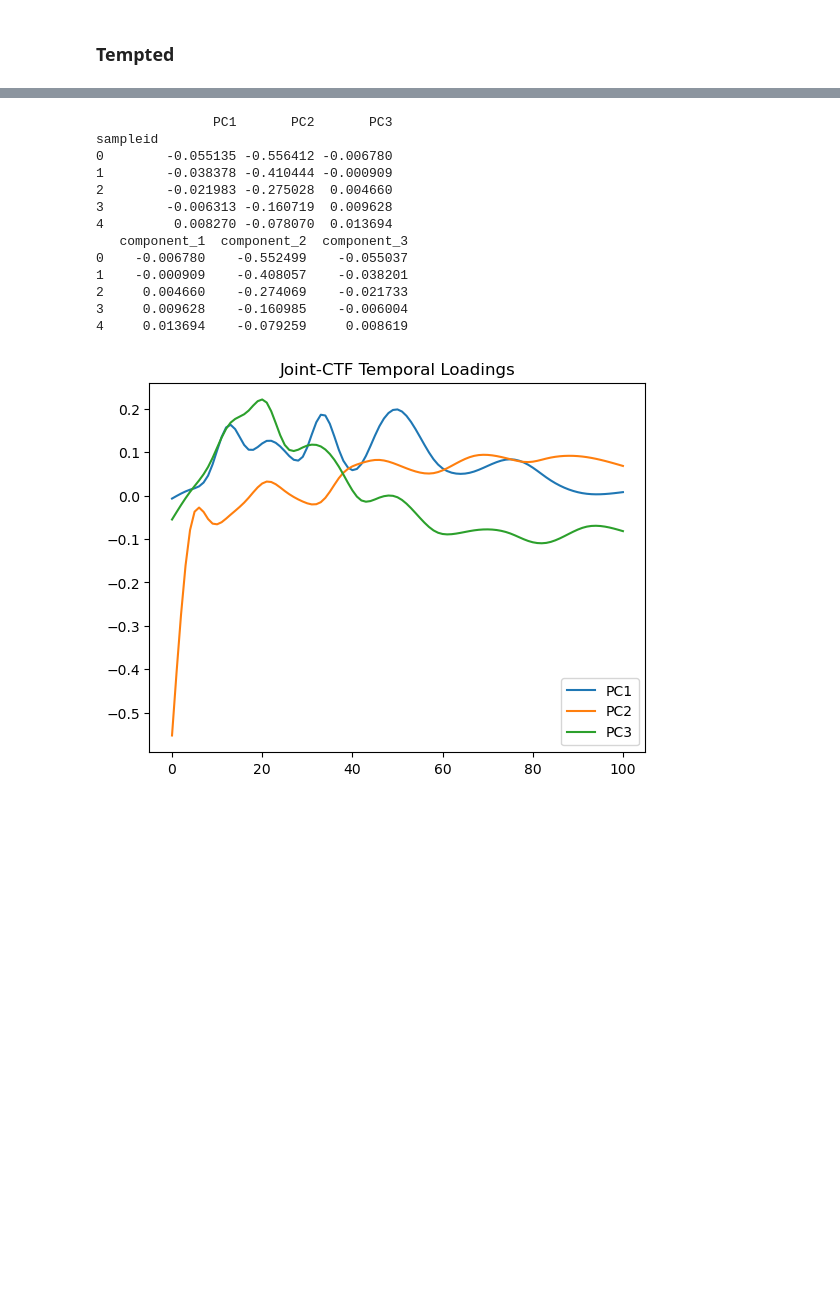
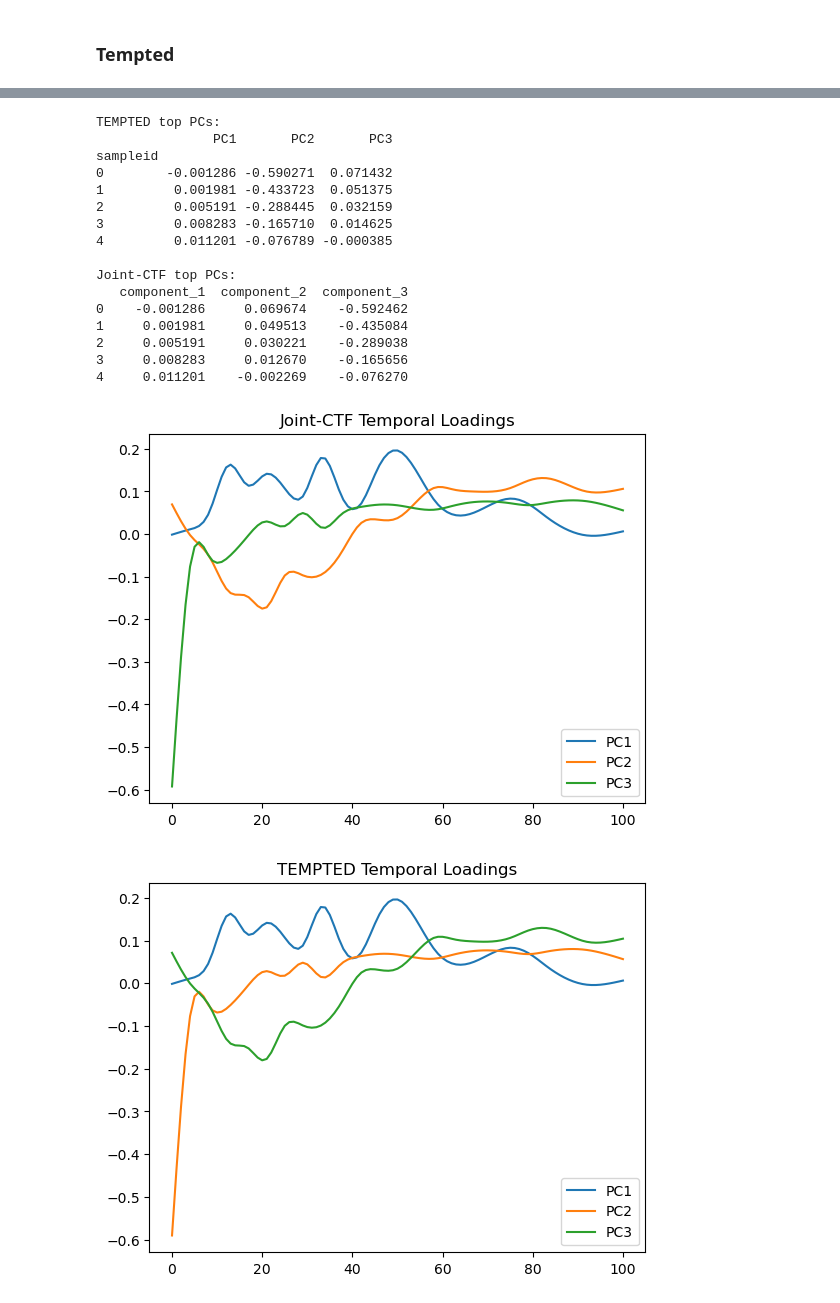
Before and after one commit to Biacordazzo/bia_gemelli, a Jupyter notebook: gemelli/joint_ctf.ipynb, the cells around one changed output, grey strips where cells are left out. Saved outputs shown, nothing was run; the diff lists cells and outputs as text; code cells hidden in the pictures; blank space fills up the shorter version.

Commit message:
fix argsort bug and reproduce tempted results

```diff
--- a/gemelli/joint_ctf.ipynb
+++ b/gemelli/joint_ctf.ipynb
@@ -1508,25 +1472,38 @@ feature_loadings['16S']
 # %%
+print("TEMPTED top PCs:")
 print(tempted_res[1][['PC1', 'PC2', 'PC3']].head())
+print("\nJoint-CTF top PCs:")
 print(state_loadings['16S'][['component_1', 'component_2', 'component_3']].head())
 # %% [output]
+TEMPTED top PCs:
                PC1       PC2       PC3
 sampleid
-0        -0.055135 -0.556412 -0.006780
-1        -0.038378 -0.410444 -0.000909
-2        -0.021983 -0.275028  0.004660
-3        -0.006313 -0.160719  0.009628
-4         0.008270 -0.078070  0.013694
+0        -0.001286 -0.590271  0.071432
+1         0.001981 -0.433723  0.051375
+2         0.005191 -0.288445  0.032159
+3         0.008283 -0.165710  0.014625
+4         0.011201 -0.076789 -0.000385
+
+Joint-CTF top PCs:
    component_1  component_2  component_3
-0    -0.006780    -0.552499    -0.055037
-1    -0.000909    -0.408057    -0.038201
-2     0.004660    -0.274069    -0.021733
-3     0.009628    -0.160985    -0.006004
-4     0.013694    -0.079259     0.008619
+0    -0.001286     0.069674    -0.592462
+1     0.001981     0.049513    -0.435084
+2     0.005191     0.030221    -0.289038
+3     0.008283     0.012670    -0.165656
+4     0.011201    -0.002269    -0.076270
 # %%
+plt.figure()
 plt.plot(state_loadings['16S'][['component_1', 'component_2', 'component_3']],
          label=['PC1', 'PC2', 'PC3'])
 plt.legend()
 plt.title("Joint-CTF Temporal Loadings")
 plt.show()
+
+plt.figure()
+plt.plot(tempted_res[1][['PC1', 'PC2', 'PC3']], label=['PC1', 'PC2', 'PC3'])
+plt.legend()
+plt.title("TEMPTED Temporal Loadings")
+plt.show()
 # %% [output]
-[figure, old version]
+[figure, new version]
+[figure, added]
```
Also changed, not shown: parts of 19 cells of this notebook, 1 other file.
